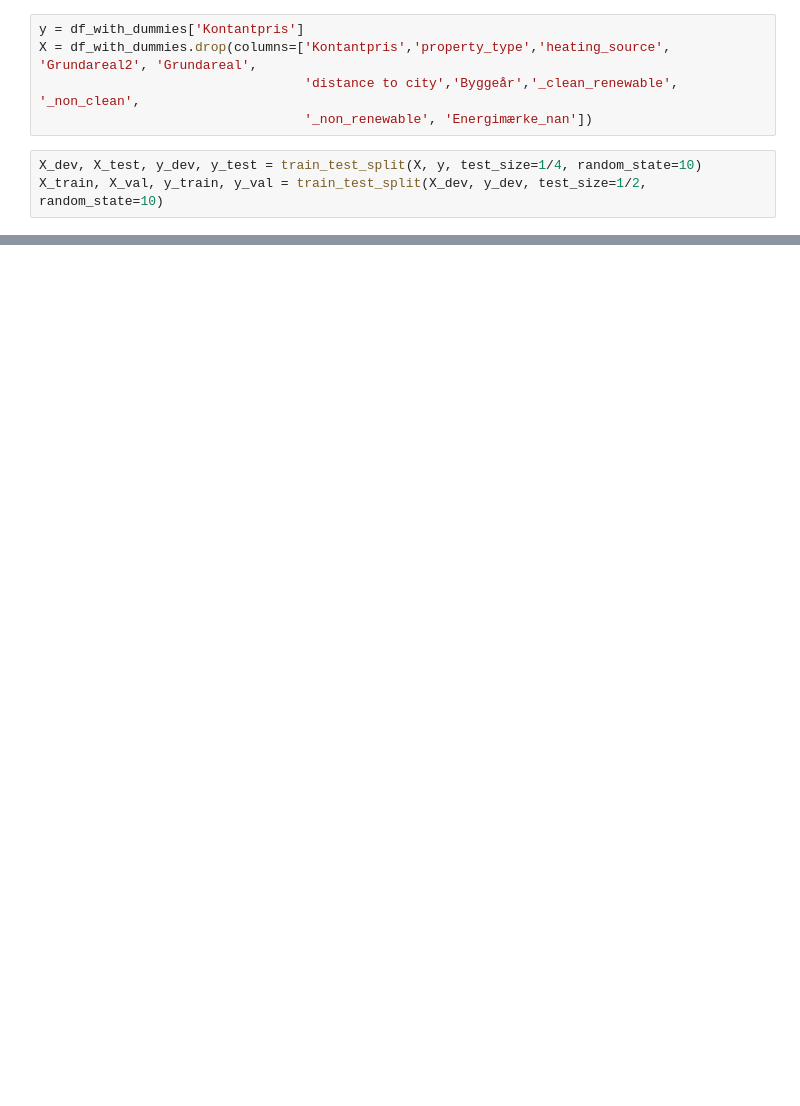
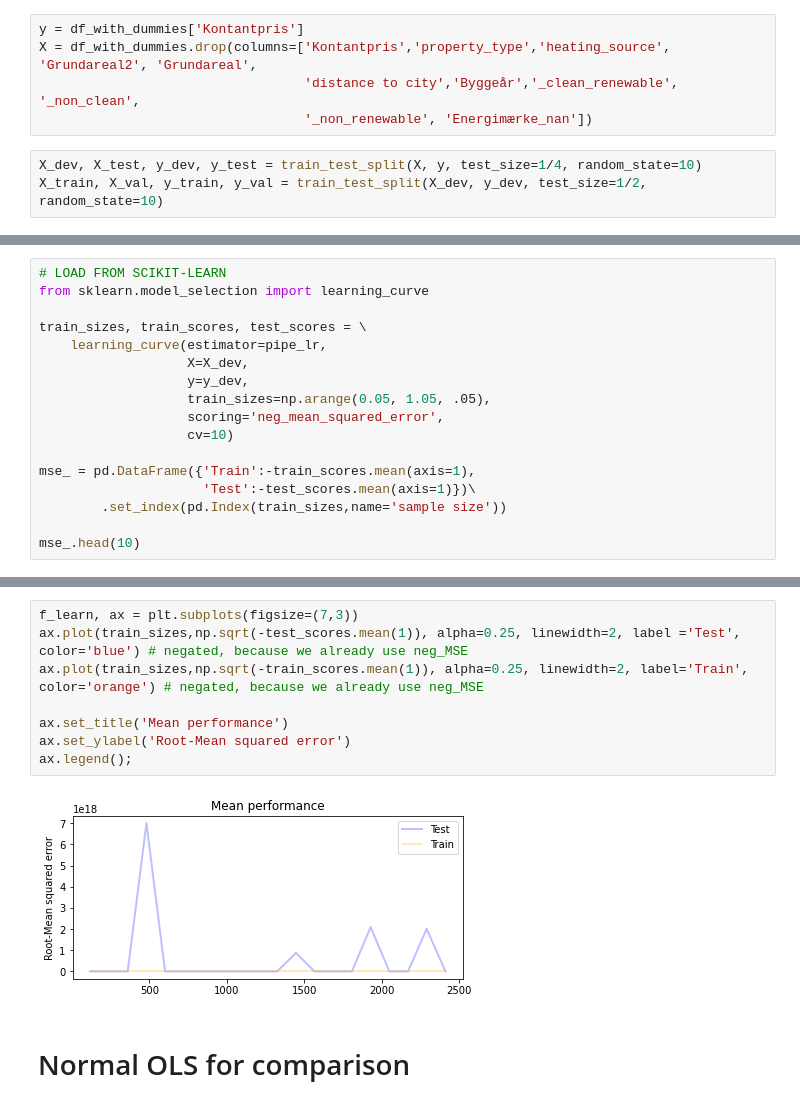
Before and after one commit to martinskafte321/Introduction-Social-Data-Science, a Jupyter notebook: Exam_project/Machine_Learning.ipynb, the cells around one changed output, grey strips where cells are left out. Drawn from its saved outputs; the diff is of its cells as text; blank space fills up the shorter version.

```diff
--- a/Exam_project/Machine_Learning.ipynb
+++ b/Exam_project/Machine_Learning.ipynb
@@ -270,0 +292,17 @@ print([np.sqrt(mse(reg.predict(X_test),y_test)), np.sqrt(mse(reg.predict(X_val),
+# %%
+# LOAD FROM SCIKIT-LEARN
+from sklearn.model_selection import learning_curve
+
+train_sizes, train_scores, test_scores = \
+    learning_curve(estimator=pipe_lr,
+                   X=X_dev,
+                   y=y_dev,
+                   train_sizes=np.arange(0.05, 1.05, .05),
+                   scoring='neg_mean_squared_error',
+                   cv=10)
+
+mse_ = pd.DataFrame({'Train':-train_scores.mean(axis=1),
+                     'Test':-test_scores.mean(axis=1)})\
+        .set_index(pd.Index(train_sizes,name='sample size'))
+
+mse_.head(10)
@@ -271,3 +322,15 @@ print([np.sqrt(mse(reg.predict(X_test),y_test)), np.sqrt(mse(reg.predict(X_val),
+# %%
+f_learn, ax = plt.subplots(figsize=(7,3))
+ax.plot(train_sizes,np.sqrt(-test_scores.mean(1)), alpha=0.25, linewidth=2, label ='Test', color='blue') # negated, because we already use neg_MSE
+ax.plot(train_sizes,np.sqrt(-train_scores.mean(1)), alpha=0.25, linewidth=2, label='Train', color='orange') # negated, because we already use neg_MSE
+
+ax.set_title('Mean performance')
+ax.set_ylabel('Root-Mean squared error')
+ax.legend();
+# %% [output]
+[figure, added]
+# %% [markdown]
+# Normal OLS for comparison
 # %%
 import pandas as pd
 import numpy as np
```
Also changed, not shown: parts of 29 cells of this notebook.
